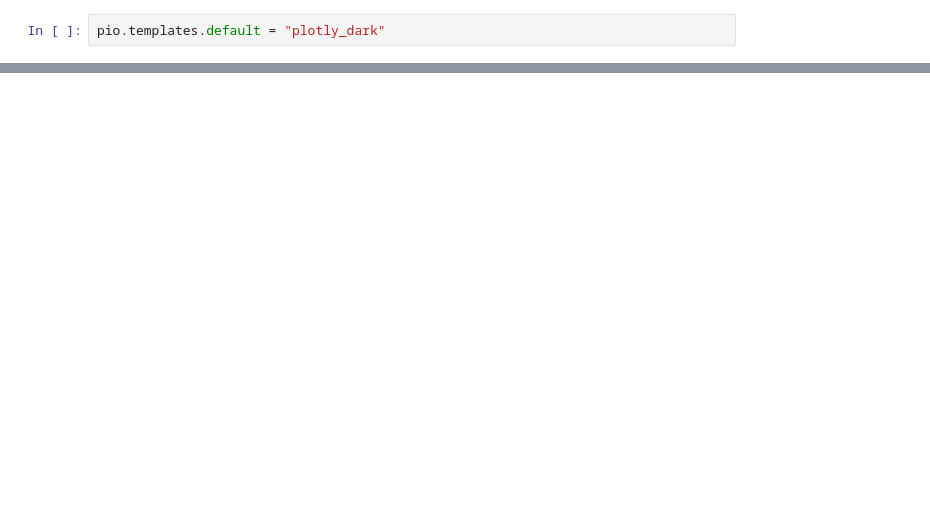
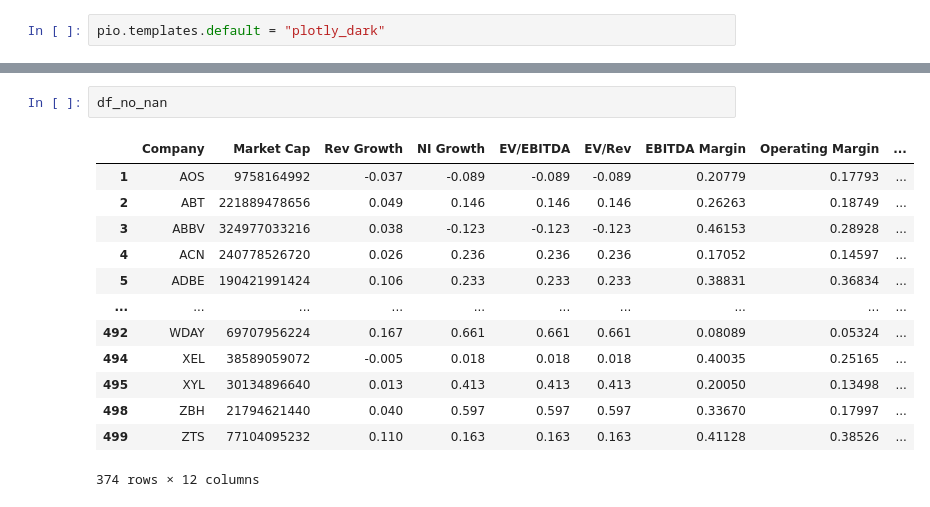
Before and after one commit to Hamza-joosub/StonksModels, a Jupyter notebook: WebAPP.ipynb, the cells around one changed output, grey strips where cells are left out. Cells and saved outputs as stored; diff of their text form; blank space fills up the shorter version.

```diff
--- a/WebAPP.ipynb
+++ b/WebAPP.ipynb
@@ -189,0 +170,16 @@ For example, when doing 'df[col].method(value, inplace=True)', try using 'df.met
+# %%
+df_no_nan
+# %% [output]
+|  | Company | Market Cap | Rev Growth | NI Growth | EV/EBITDA | EV/Rev | EBITDA Margin | Operating Margin | ... |
+| 1 | AOS | 9758164992 | -0.037 | -0.089 | -0.089 | -0.089 | 0.20779 | 0.17793 | ... |
+| 2 | ABT | 221889478656 | 0.049 | 0.146 | 0.146 | 0.146 | 0.26263 | 0.18749 | ... |
+| 3 | ABBV | 324977033216 | 0.038 | -0.123 | -0.123 | -0.123 | 0.46153 | 0.28928 | ... |
+| 4 | ACN | 240778526720 | 0.026 | 0.236 | 0.236 | 0.236 | 0.17052 | 0.14597 | ... |
+| 5 | ADBE | 190421991424 | 0.106 | 0.233 | 0.233 | 0.233 | 0.38831 | 0.36834 | ... |
+| ... | ... | ... | ... | ... | ... | ... | ... | ... | ... |
+| 492 | WDAY | 69707956224 | 0.167 | 0.661 | 0.661 | 0.661 | 0.08089 | 0.05324 | ... |
+| 494 | XEL | 38589059072 | -0.005 | 0.018 | 0.018 | 0.018 | 0.40035 | 0.25165 | ... |
+| 495 | XYL | 30134896640 | 0.013 | 0.413 | 0.413 | 0.413 | 0.20050 | 0.13498 | ... |
+| 498 | ZBH | 21794621440 | 0.040 | 0.597 | 0.597 | 0.597 | 0.33670 | 0.17997 | ... |
+| 499 | ZTS | 77104095232 | 0.110 | 0.163 | 0.163 | 0.163 | 0.41128 | 0.38526 | ... |
+374 rows × 12 columns
```
Also changed, not shown: parts of 20 cells of this notebook, 2 other files.
